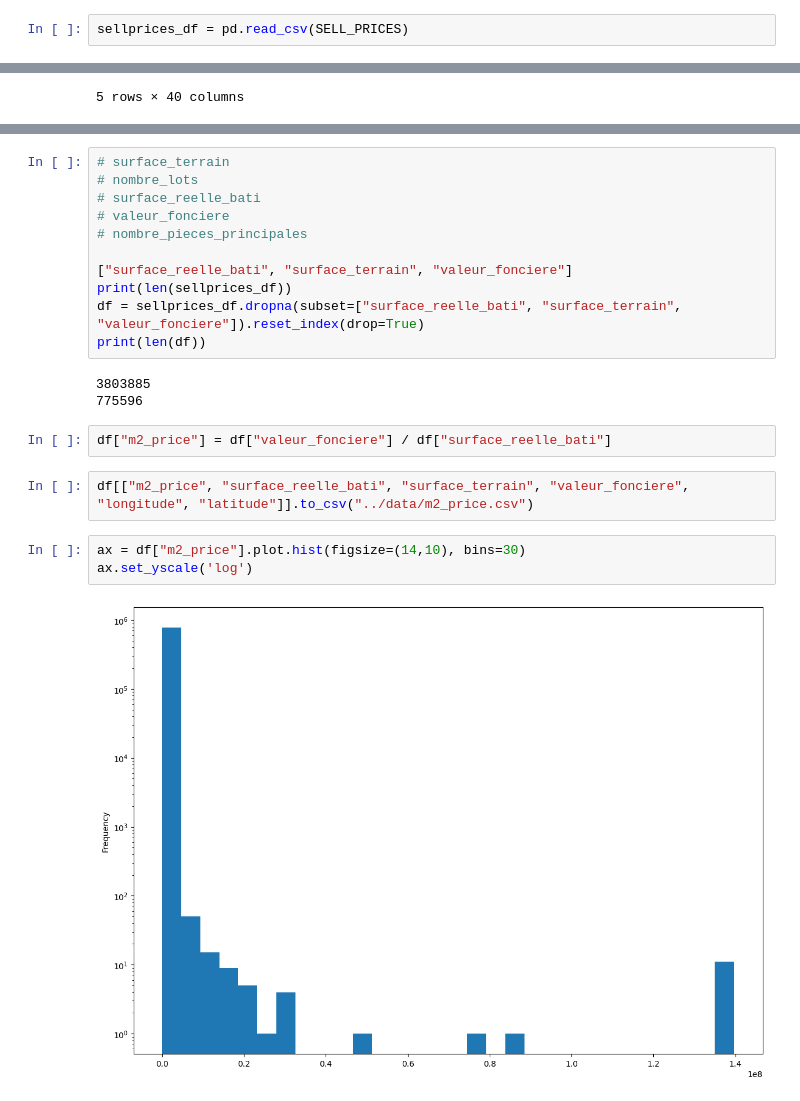
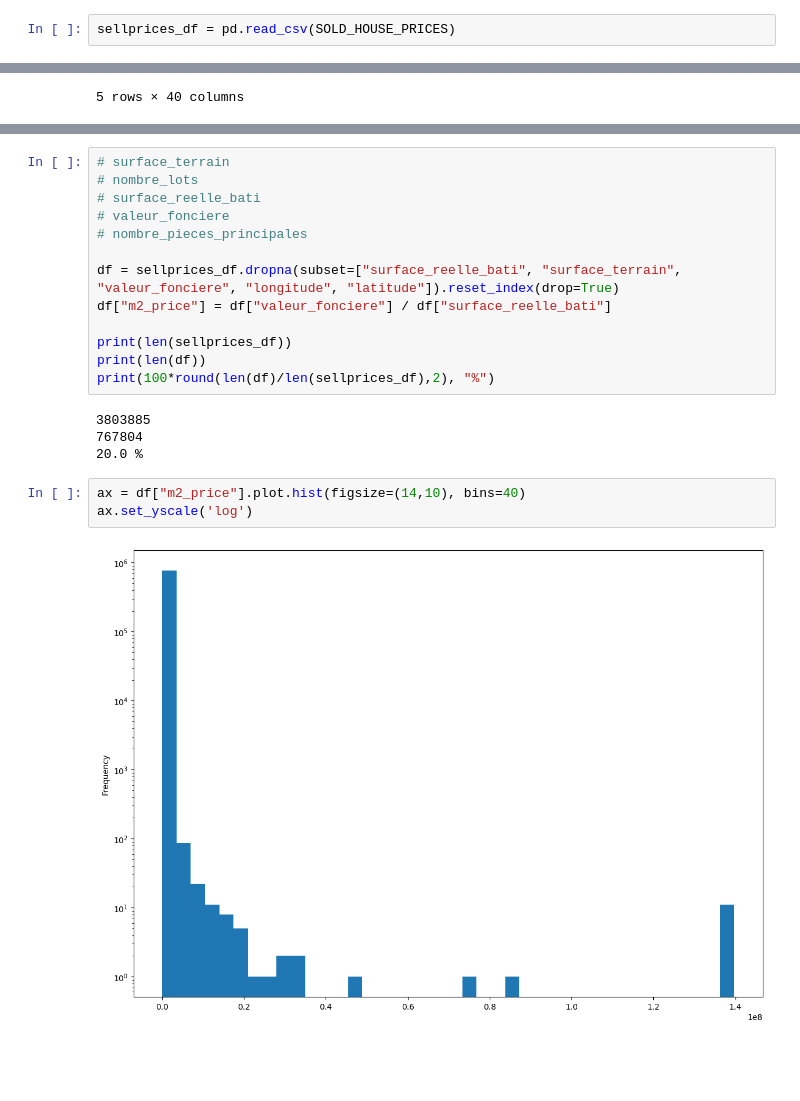
Before and after one commit to ClementBM/sandbox, a Jupyter notebook: geo-analysis/notebooks/squaremeter_price.ipynb, the cells around one changed output, grey strips where cells are left out. Saved outputs shown, nothing was run; the diff lists cells and outputs as text; blank space fills up the shorter version.

```diff
--- a/geo-analysis/notebooks/squaremeter_price.ipynb
+++ b/geo-analysis/notebooks/squaremeter_price.ipynb
@@ -4,5 +10,5 @@ import pandas as pd
 # %%
-sellprices_df = pd.read_csv(SELL_PRICES)
+sellprices_df = pd.read_csv(SOLD_HOUSE_PRICES)
 # %%
 sellprices_df.head()
 # %% [output]
@@ -40,22 +26,21 @@ dtype: object
 # valeur_fonciere
 # nombre_pieces_principales
 
-["surface_reelle_bati", "surface_terrain", "valeur_fonciere"]
+df = sellprices_df.dropna(subset=["surface_reelle_bati", "surface_terrain", "valeur_fonciere", "longitude", "latitude"]).reset_index(drop=True)
+df["m2_price"] = df["valeur_fonciere"] / df["surface_reelle_bati"]
+
 print(len(sellprices_df))
-df = sellprices_df.dropna(subset=["surface_reelle_bati", "surface_terrain", "valeur_fonciere"]).reset_index(drop=True)
 print(len(df))
+print(100*round(len(df)/len(sellprices_df),2), "%")
 # %% [output]
 3803885
-775596
+767804
+20.0 %
-# %%
-df["m2_price"] = df["valeur_fonciere"] / df["surface_reelle_bati"]
-# %%
-df[["m2_price", "surface_reelle_bati", "surface_terrain", "valeur_fonciere", "longitude", "latitude"]].to_csv("../data/m2_price.csv")
 # %%
-ax = df["m2_price"].plot.hist(figsize=(14,10), bins=30)
+ax = df["m2_price"].plot.hist(figsize=(14,10), bins=40)
 ax.set_yscale('log')
 # %% [output]
-[figure, old version]
+[figure, new version]
 # %%
 df[df["m2_price"] <= 1e4]["m2_price"].plot.hist(figsize=(14,10), bins=30)
 # %% [output]
```
Also changed, not shown: parts of 19 cells of this notebook, 5 other files.
